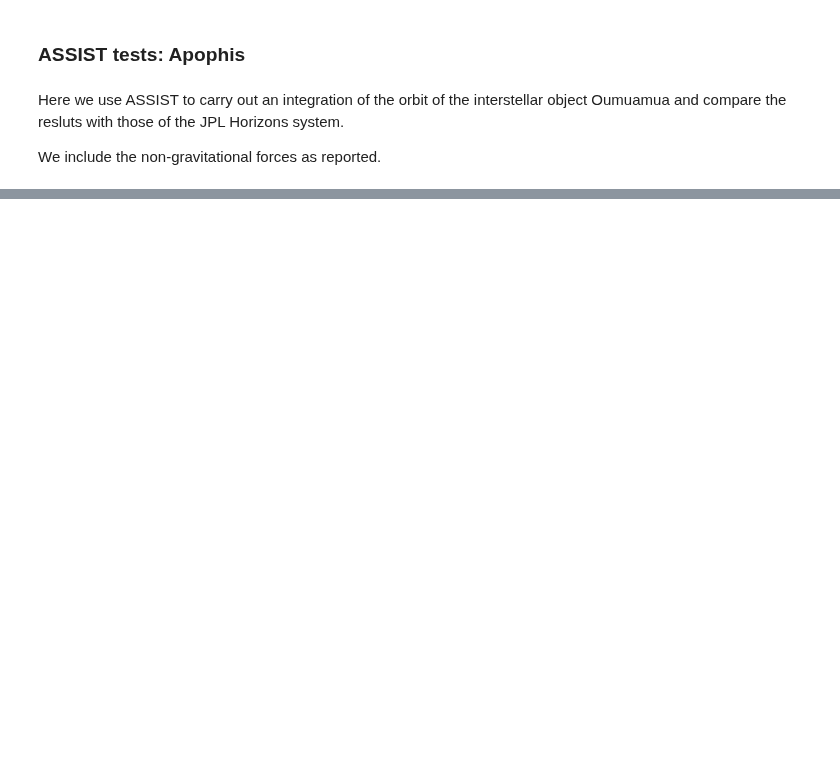
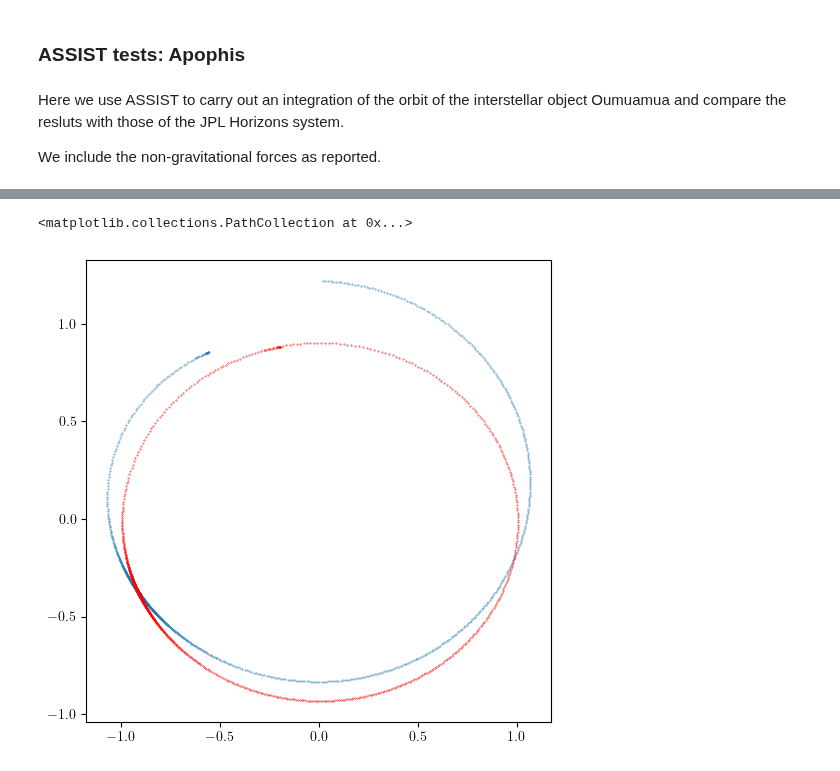
Before and after one commit to matthewholman/assist, a Jupyter notebook: jupyter_examples/Apophis.ipynb, the cells around one changed output, grey strips where cells are left out. Drawn from its saved outputs; the diff is of its cells as text; code cells hidden in the pictures; blank space fills up the shorter version.

```diff
--- a/jupyter_examples/Apophis.ipynb
+++ b/jupyter_examples/Apophis.ipynb
@@ -23,3 +23,7 @@ import assist
 jd_ref = spice.j2000()
 
 plt.rc('text', usetex = True)
+
+au_km = 149597870.700
+
+plt.rcParams['figure.figsize'] = (6, 6)
@@ -67,36 +55,30 @@ apophis_davide = apophis_davide + sun[0:6]
 # %%
+
 # For these integrations, we have turned off solar J2 and Earth J3 and J4.  We keep full
 # EIH GR and all perturbers.  Initially the perturbers are in ephemeris order.
-tstart, tstep, trange = 2459215.5-jd_ref, 20.0, 0.0
-
-tstart, tstep, trange = 2462137.5-jd_ref, 20.0, (2462502.5-2462137.5)
-
-epoch = tstart
-tend = tstart + trange
+tstart = t_begin-jd_ref
+tstep = 1.0
+tend = t_end-jd_ref
 
 delta = 0e-16
-instates = apophis_davide.copy()
-instates[2] += delta
+instates = apophis_begin.copy()
 
-#n_var = 6
 n_var = 0
-#n_particles = 7
 n_particles = 1
 geocentric = 0
 
-#invar_part = np.zeros(6, dtype=int)
 invar_part = None
-#invar = np.identity(6)
 invar = None
 
-scale = 1e-8
-#instatesp = np.array([row]*6)+scale*invar
-#instates=np.vstack([instates, instatesp])
+#  AMRAT=  0.
+#  A1= 4.999999873689E-13  A2= -2.901085508711E-14 A3= 0.
+# Non-standard or simulated/proxy model:
+#   ALN=  1.            NK=  0.       NM=  2.       NN=  5.093    R0=  1.
 
 # Turn off the non-grav terms
 part_params = None
-part_params = np.array([4.999999873689E-13, -2.901085508711E-14, 0.])
-part_params = np.array([5.E-13, -2.901085583204654E-14, 0.0])
+A1, A2, A3 = 4.999999873689E-13, -2.901085508711E-14, 0.0
+part_params = np.array([A1, A2, A3])
 
 var_part_params = None
 
@@ -106,4 +88,6 @@ hg = np.arange(0, 1.1, 0.1, dtype=np.double)
 times, states, var, var_ng, status = assist.integration_function(tstart, tend, tstep, geocentric,
                                                                 n_particles, instates, part_params, n_var, invar_part, invar, var_part_params, hg,
                                                                 nsubsteps=nsubsteps,
-                                                                epsilon=1e-8, min_dt=0.0001)
+                                                                epsilon=1e-8, min_dt=0.001)
+
+np.linalg.norm((states[-1][0]-apophis_end)[0:3]*1.5e11), status
@@ -177,6 +100,12 @@ for t in times:
     earth_pos.append(earth)
 
 earth_pos = np.array(earth_pos)
+# %%
+plt.scatter(states[:,0,0], states[:,0,1], s=0.1)
+plt.scatter(earth_pos[:,0], earth_pos[:,1], s=0.1, c='red')
+# %% [output]
+<matplotlib.collections.PathCollection at 0x...>
+[figure, added]
 # %%
 plt.scatter(states[:,0,0], states[:,0,1], s=0.1)
 plt.scatter(earth_pos[:,0], earth_pos[:,1], s=0.1, c='red')
```
Also changed, not shown: parts of 13 cells of this notebook, 2 other files.
